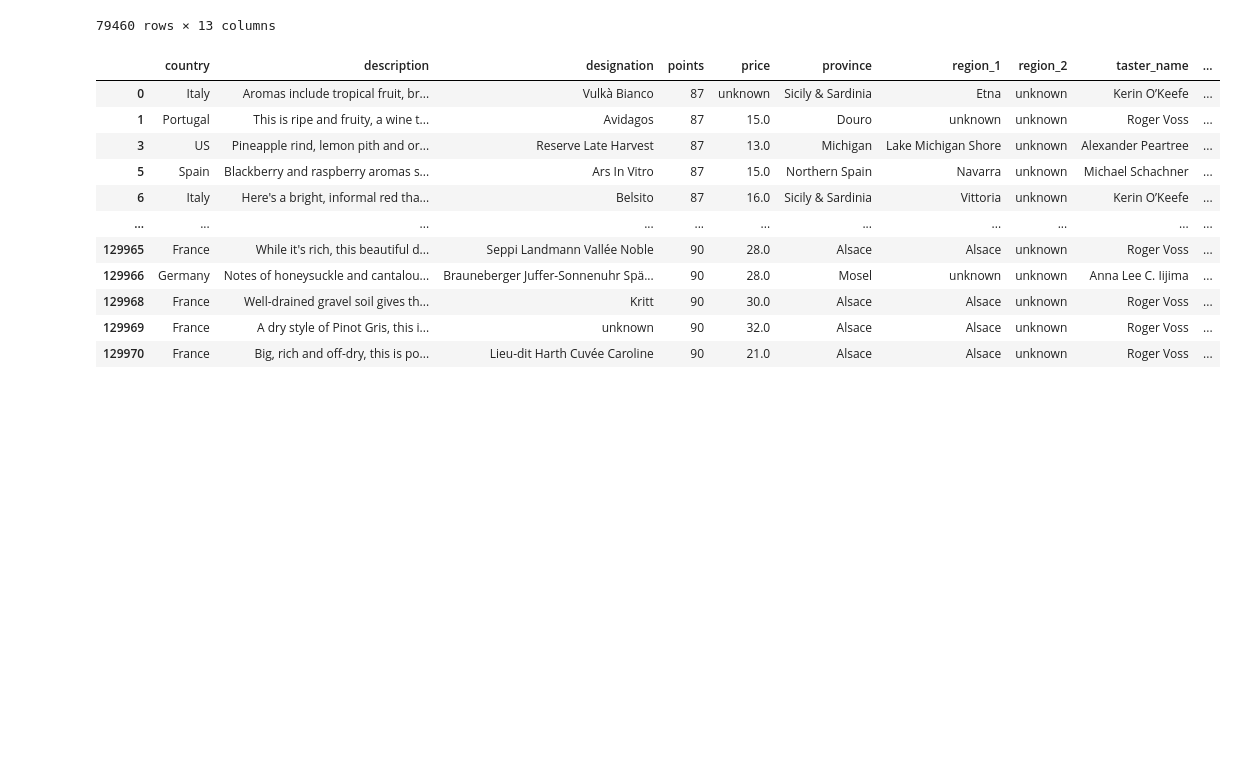
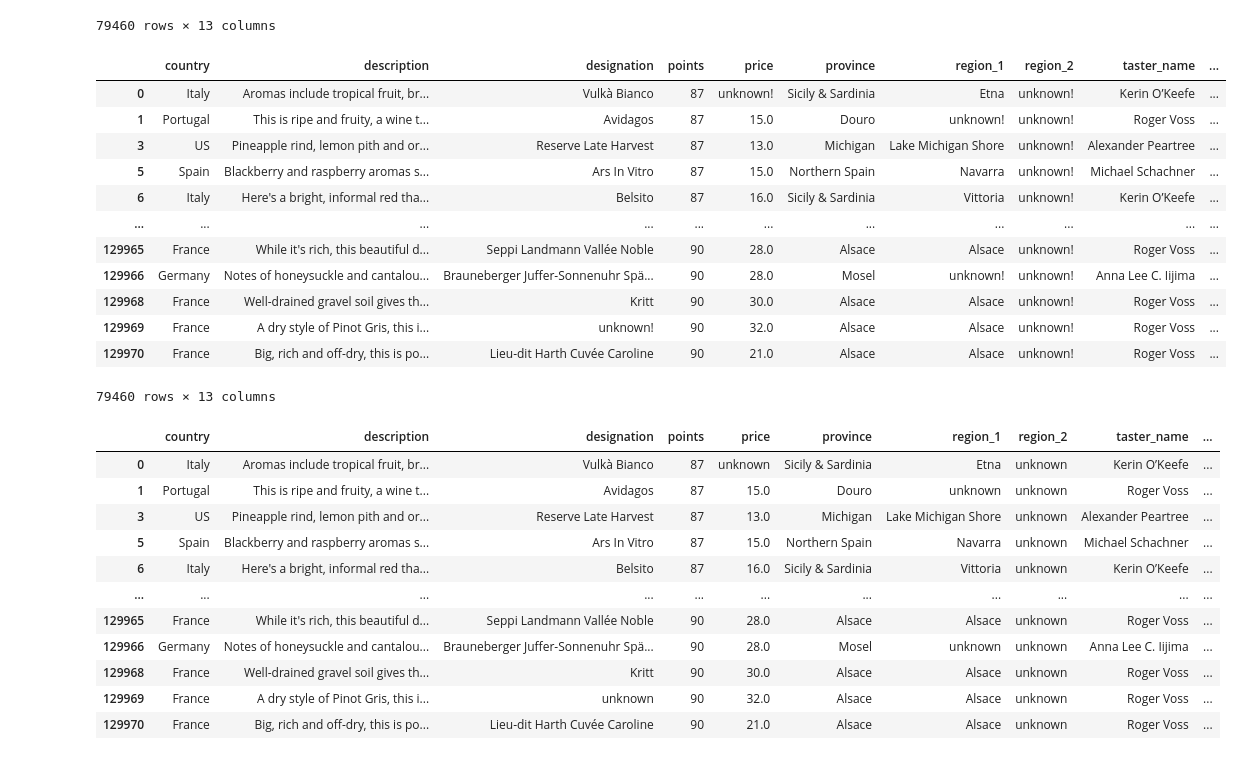
Before and after one commit to Thermite10k/ML_and_DL, a Jupyter notebook: Pandas/dtypes.ipynb, the cells around one changed output. Cells and saved outputs as stored; diff of their text form; code cells hidden in the pictures; blank space fills up the shorter version.

```diff
--- a/Pandas/dtypes.ipynb
+++ b/Pandas/dtypes.ipynb
@@ -89,6 +89,22 @@ reviews[reviews.region_2.isnull()]
 | 129969 | France | A dry style of Pinot Gris, this i... | NaN | 90 | 32.0 | Alsace | Alsace | NaN | Roger Voss | ... |
 | 129970 | France | Big, rich and off-dry, this is po... | Lieu-dit Harth Cuvée Caroline | 90 | 21.0 | Alsace | Alsace | NaN | Roger Voss | ... |
 79460 rows × 13 columns
+# %%
+reviews.loc[reviews.region_2.isnull()].apply(lambda df: df.fillna("unknown!"))
+# %% [output]
+|  | country | description | designation | points | price | province | region_1 | region_2 | taster_name | ... |
+| 0 | Italy | Aromas include tropical fruit, br... | Vulkà Bianco | 87 | unknown! | Sicily & Sardinia | Etna | unknown! | Kerin O’Keefe | ... |
+| 1 | Portugal | This is ripe and fruity, a wine t... | Avidagos | 87 | 15.0 | Douro | unknown! | unknown! | Roger Voss | ... |
+| 3 | US | Pineapple rind, lemon pith and or... | Reserve Late Harvest | 87 | 13.0 | Michigan | Lake Michigan Shore | unknown! | Alexander Peartree | ... |
+| 5 | Spain | Blackberry and raspberry aromas s... | Ars In Vitro | 87 | 15.0 | Northern Spain | Navarra | unknown! | Michael Schachner | ... |
+| 6 | Italy | Here's a bright, informal red tha... | Belsito | 87 | 16.0 | Sicily & Sardinia | Vittoria | unknown! | Kerin O’Keefe | ... |
+| ... | ... | ... | ... | ... | ... | ... | ... | ... | ... | ... |
+| 129965 | France | While it's rich, this beautiful d... | Seppi Landmann Vallée Noble | 90 | 28.0 | Alsace | Alsace | unknown! | Roger Voss | ... |
+| 129966 | Germany | Notes of honeysuckle and cantalou... | Brauneberger Juffer-Sonnenuhr Spä... | 90 | 28.0 | Mosel | unknown! | unknown! | Anna Lee C. Iijima | ... |
+| 129968 | France | Well-drained gravel soil gives th... | Kritt | 90 | 30.0 | Alsace | Alsace | unknown! | Roger Voss | ... |
+| 129969 | France | A dry style of Pinot Gris, this i... | unknown! | 90 | 32.0 | Alsace | Alsace | unknown! | Roger Voss | ... |
+| 129970 | France | Big, rich and off-dry, this is po... | Lieu-dit Harth Cuvée Caroline | 90 | 21.0 | Alsace | Alsace | unknown! | Roger Voss | ... |
+79460 rows × 13 columns
 # %%
 new = reviews[reviews.region_2.isnull()]
 # %%
```
Also changed, not shown: parts of 1 cell of this notebook, 3 other files.
